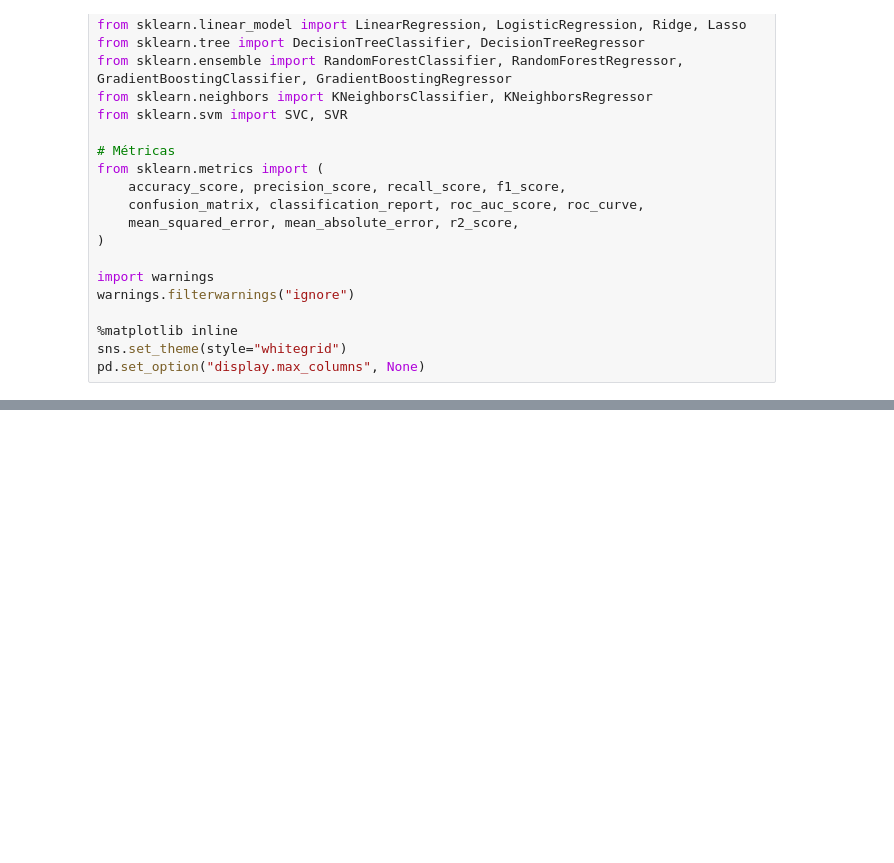
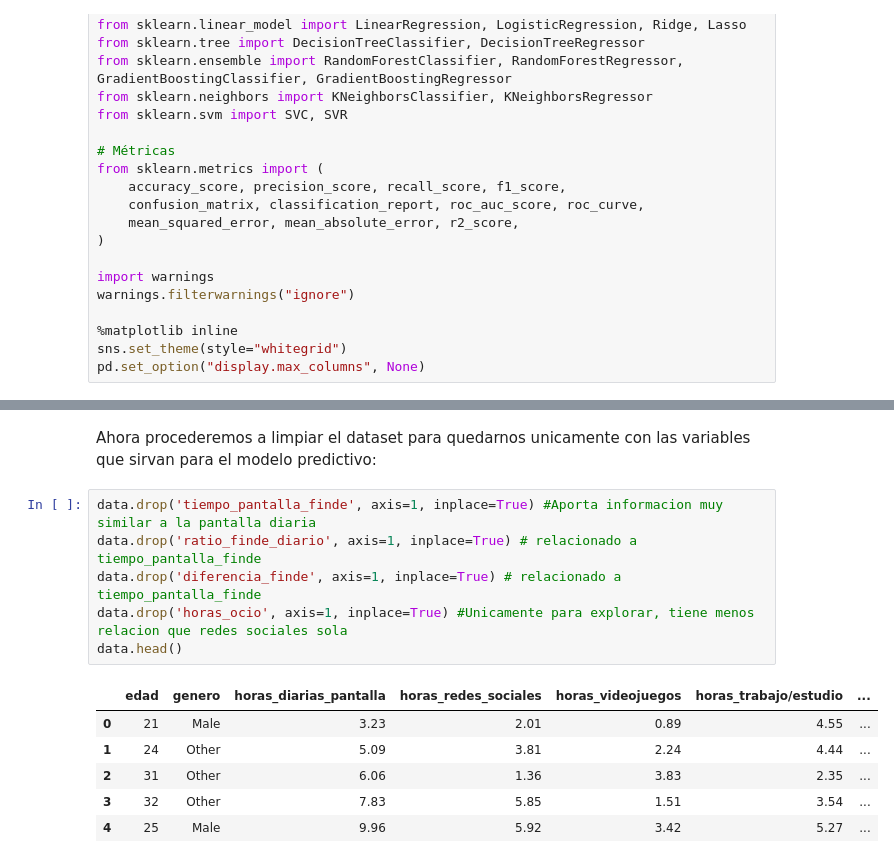
Before and after one commit to frankrubio/Smartphone-use-prediction-UTEC, a Jupyter notebook: project_p2/p2.ipynb, the cells around one changed output, grey strips where cells are left out. Saved outputs shown, nothing was run; the diff lists cells and outputs as text; blank space fills up the shorter version.

```diff
--- a/project_p2/p2.ipynb
+++ b/project_p2/p2.ipynb
@@ -40,0 +126,15 @@ pd.set_option("display.max_columns", None)
+# %% [markdown]
+Ahora procederemos a limpiar el dataset para quedarnos unicamente con las variables que sirvan para el modelo predictivo:
+# %%
+data.drop('tiempo_pantalla_finde', axis=1, inplace=True) #Aporta informacion muy similar a la pantalla diaria
+data.drop('ratio_finde_diario', axis=1, inplace=True) # relacionado a tiempo_pantalla_finde
+data.drop('diferencia_finde', axis=1, inplace=True) # relacionado a tiempo_pantalla_finde
+data.drop('horas_ocio', axis=1, inplace=True) #Unicamente para explorar, tiene menos relacion que redes sociales sola
+data.head()
+# %% [output]
+|  | edad | genero | horas_diarias_pantalla | horas_redes_sociales | horas_videojuegos | horas_trabajo/estudio | ... |
+| 0 | 21 | Male | 3.23 | 2.01 | 0.89 | 4.55 | ... |
+| 1 | 24 | Other | 5.09 | 3.81 | 2.24 | 4.44 | ... |
+| 2 | 31 | Other | 6.06 | 1.36 | 3.83 | 2.35 | ... |
+| 3 | 32 | Other | 7.83 | 5.85 | 1.51 | 3.54 | ... |
+| 4 | 25 | Male | 9.96 | 5.92 | 3.42 | 5.27 | ... |
```
Also changed, not shown: parts of 5 cells of this notebook.
